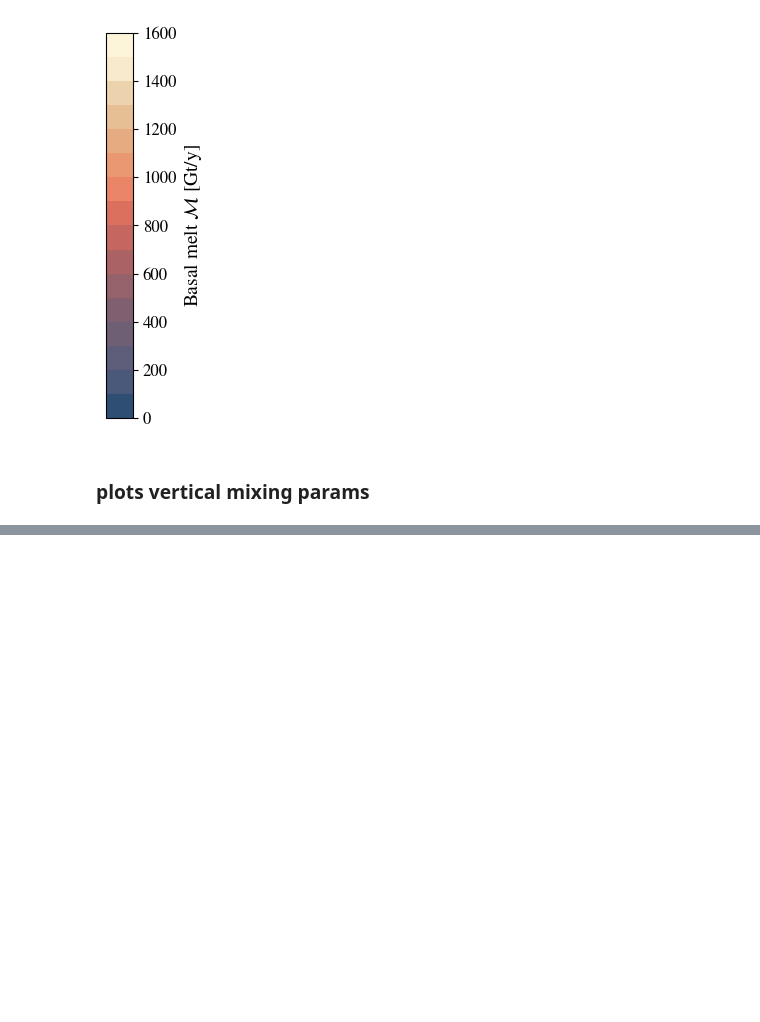
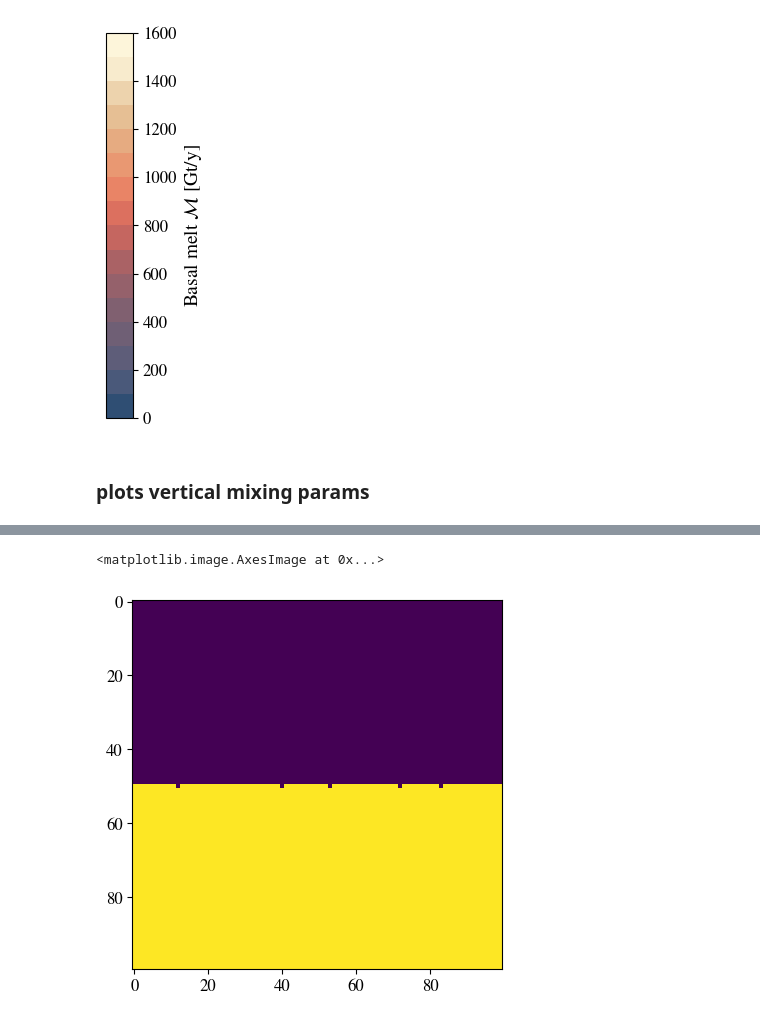
Before and after one commit to lsaddier/Low-Dimensionnal-Model-2025, a Jupyter notebook: Figure4.ipynb, the cells around one changed output, grey strips where cells are left out. Cells and saved outputs as stored; diff of their text form; code cells hidden in the pictures; blank space fills up the shorter version.

```diff
--- a/Figure4.ipynb
+++ b/Figure4.ipynb
@@ -594,0 +603,5 @@ No bistability
+# %%
+plt.imshow(sigma_d_0_conv>0)
+# %% [output]
+<matplotlib.image.AxesImage at 0x...>
+[figure, added]
```
Also changed, not shown: parts of 2 cells of this notebook, 4 other files.
